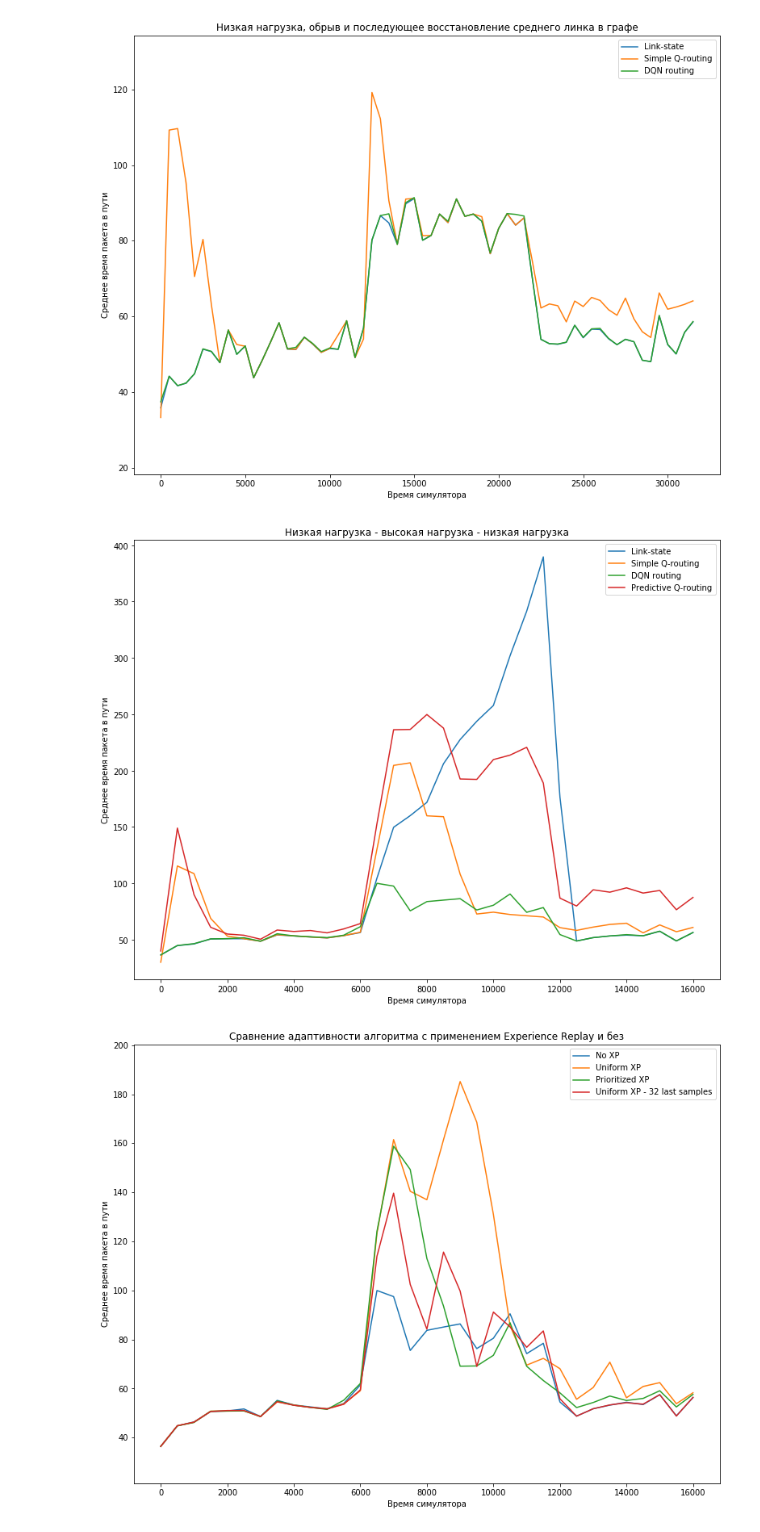
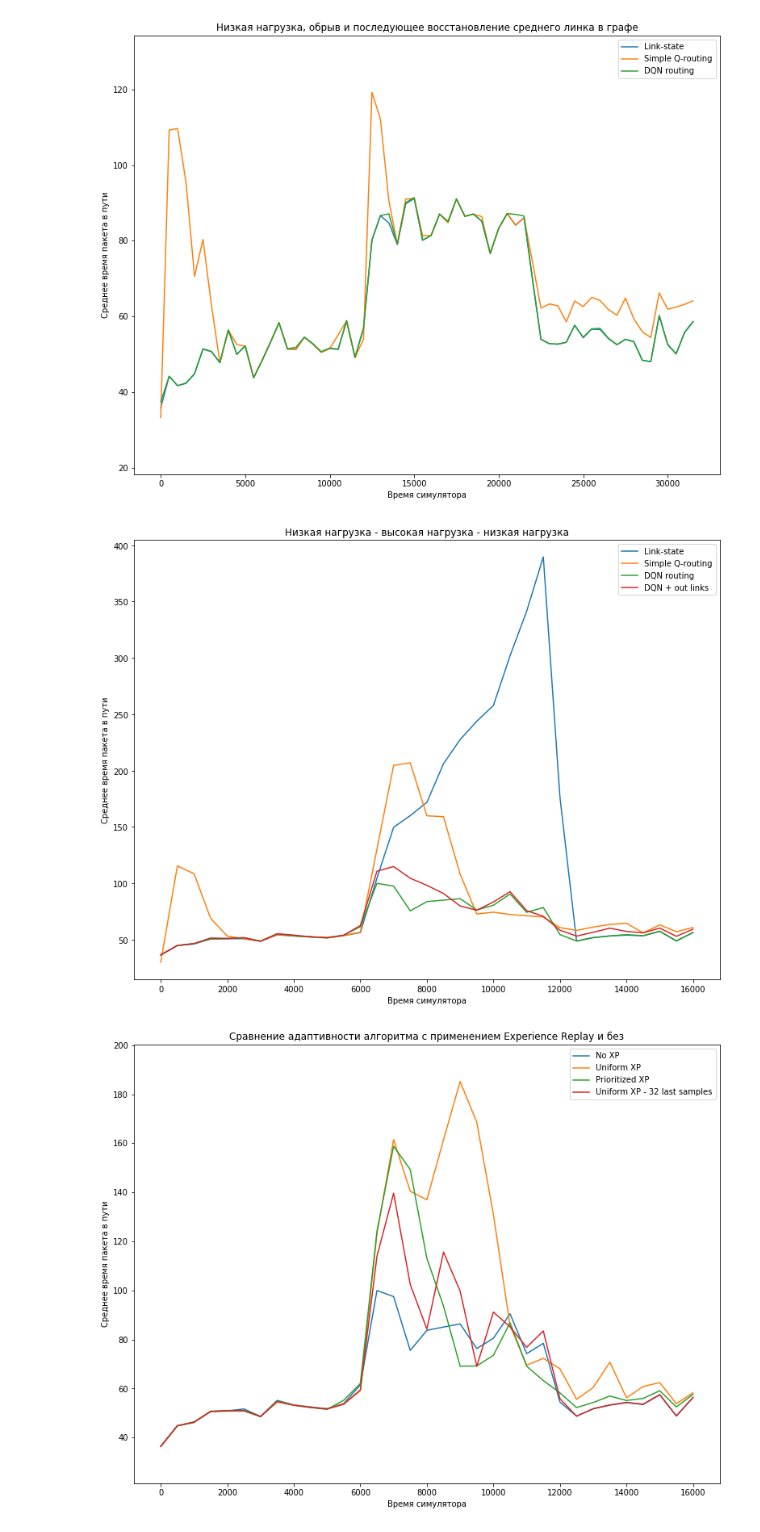
Before and after one commit to flyingleafe/dqnroute, a Jupyter notebook: plot_data.ipynb, the cells around one changed output. Cells and saved outputs as stored; diff of their text form; code cells hidden in the pictures.

```diff
--- a/plot_data.ipynb
+++ b/plot_data.ipynb
@@ -51,16 +51,16 @@ plot_graph(title, ('Link-state', results_ls), ('Simple Q-routing', results_sq),
 # %%
 results2_ls = pd.read_csv('logs/results6_link_state.csv')
 results2_sq = pd.read_csv('logs/results6_sq.csv')
-results2_pq = pd.read_csv('logs/results6_pq.csv')
+#results2_pq = pd.read_csv('logs/results6_pq.csv')
 results2_dqn = pd.read_csv('logs/results6_dqn.csv')
+results2_dqn_out_links = pd.read_csv('logs/results6_dqn_out_links.csv')
 results2_dqn_prioritized_xp = pd.read_csv('logs/results6_dqn_prioritized_xp.csv')
-results2_dqn_tf = pd.read_csv('logs/dump.csv')
 # %%
 title = 'Низкая нагрузка - высокая нагрузка - низкая нагрузка'
 plot_graph(title, ('Link-state', results2_ls), ('Simple Q-routing', results2_sq),
-           ('DQN routing', results2_dqn), ('Predictive Q-routing', results2_pq))
+           ('DQN routing', results2_dqn), ('DQN + out links', results2_dqn_out_links))
 # %% [output]
-[figure, old version]
+[figure, new version]
 # %%
 results2_dqn_2 = pd.read_csv('logs/results6_dqn_uniform_xp.csv')
 results2_dqn_3 = pd.read_csv('logs/results6_dqn_prioritized_xp.csv')
```
Also changed, not shown: parts of 4 cells of this notebook, 5 other files.
